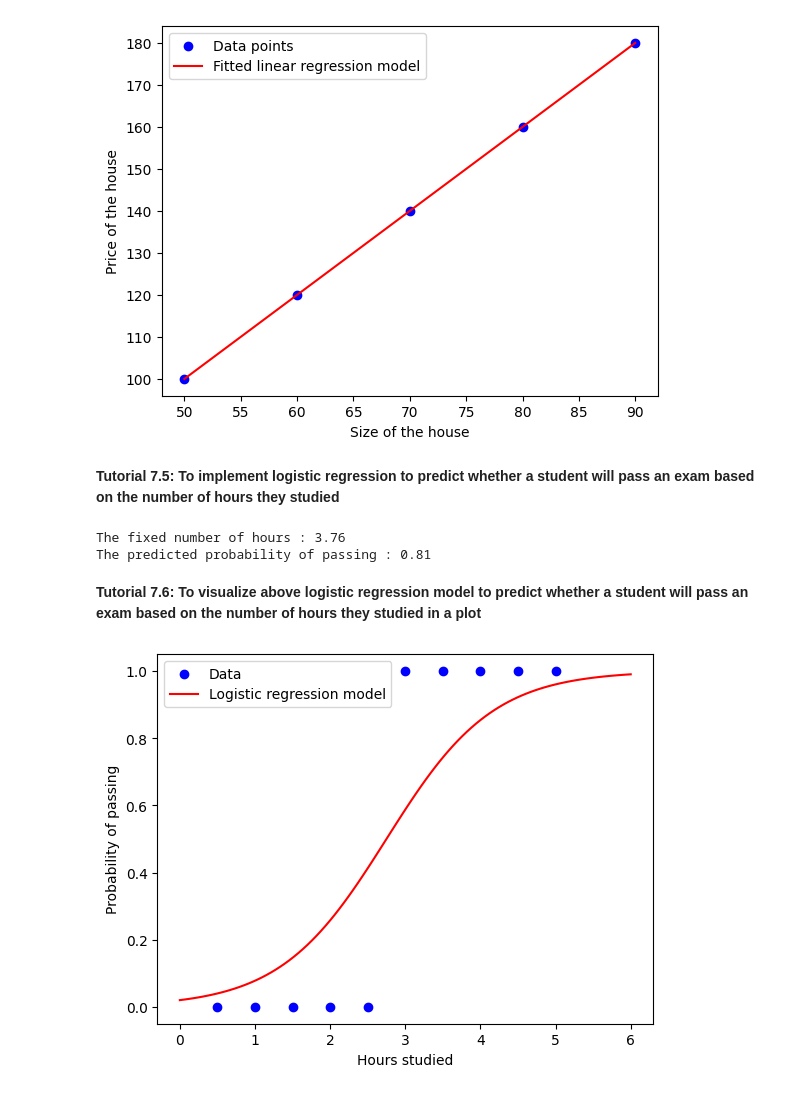
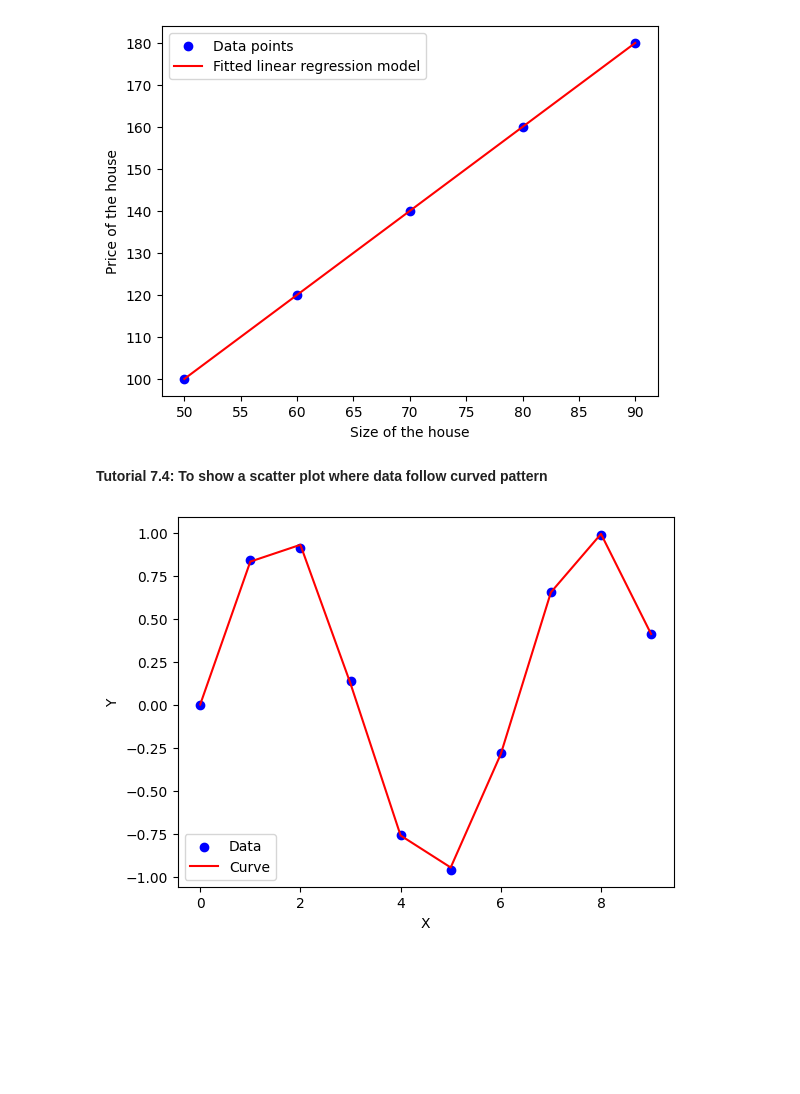
Before and after one commit to bpbpublications/Statistics-for-Data-Scientists-and-Analysts, a Jupyter notebook: notebooks/chapter7/chapter7.ipynb, the cells around one changed output. Cells and saved outputs as stored; diff of their text form; code cells hidden in the pictures; blank space fills up the shorter version.

```diff
--- a/notebooks/chapter7/chapter7.ipynb
+++ b/notebooks/chapter7/chapter7.ipynb
@@ -91,48 +91,27 @@ plt.savefig('house_price_prediction_model.jpg',dpi=600,bbox_inches='tight') # Sh
 plt.show() # Show the plot
 # %% [output]
 [figure]
-# %% [markdown]
-**Tutorial 7.5: To implement logistic regression to predict whether a student will pass an exam based on the number of hours they studied**
-# %%
-import numpy as np
-import pandas as pd
-# Import libraries from sklearn for logistic regression prediction
-from sklearn.linear_model import LogisticRegression
-# Create the data
-data = {"Hours studied": [0.5, 1, 1.5, 2, 2.5, 3, 3.5, 4, 4.5, 5],
-        "Passed": [0, 0, 0, 0, 0, 1, 1, 1, 1, 1]}
-df = pd.DataFrame(data)
-# Define the independent and dependent variables
-X = df["Hours studied"].values.reshape(-1, 1)
-y = df["Passed"].values
-# Fit the logistic regression model
-model = LogisticRegression()
-model.fit(X, y)
-# Predict the probabilities for different values of hours studied
-x_new = np.linspace(0, 6, 100).reshape(-1, 1)
-y_new = model.predict_proba(x_new)[:, 1]
-# Take the number of hours 3.76 to predict the probability of passing
-x_fixed = 3.76
-# Predict the probability of passing for the fixed number of hours
-y_fixed = model.predict_proba([[x_fixed]])[0, 1]
-# Print the fixed number of hours and the predicted probability
-print(f"The fixed number of hours : {x_fixed:.2f}")
-print(f"The predicted probability of passing : {y_fixed:.2f}")
-# %% [output]
-The fixed number of hours : 3.76
-The predicted probability of passing : 0.81
-# %% [markdown]
-**Tutorial 7.6: To visualize above logistic regression model to predict whether a student will pass an exam based on the number of hours they studied in a plot**
-# %%
-import matplotlib.pyplot as plt
-# Plot the data and the logistic regression curve
-plt.scatter(X, y, color="blue", label="Data")
-plt.plot(x_new, y_new, color="red", label="Logistic regression model")
-plt.xlabel("Hours studied")
-plt.ylabel("Probability of passing")
-plt.legend()
-# Show the figure
-plt.savefig('student_reasult_prediction_model.jpg',dpi=600,bbox_inches='tight')
-plt.show()
-# %% [output]
-[figure, removed]
+# %% [markdown]
+**Tutorial 7.4: To show a scatter plot where data follow curved pattern**
+# %%
+import numpy as np
+import matplotlib.pyplot as plt
+# Some data that follows a curved pattern
+x = np.array([0, 1, 2, 3, 4, 5, 6, 7, 8, 9])
+y = np.sin(x)
+# Plot the data as a scatter plot
+plt.scatter(x, y, color='blue', label='Data')
+# Fit a polynomial curve to the data
+p = np.polyfit(x, y, 6)
+y_fit = np.polyval(p, x)
+# Plot the curve as a red line
+plt.plot(x, y_fit, color='red', label='Curve')
+# Add some labels and a legend
+plt.xlabel('X')
+plt.ylabel('Y')
+plt.legend()
+# Save the figure
+plt.savefig('scatter_curve.png', dpi=600, bbox_inches='tight')
+plt.show()
+# %% [output]
+[figure, added]
```
Also changed, not shown: parts of 8 cells of this notebook.
